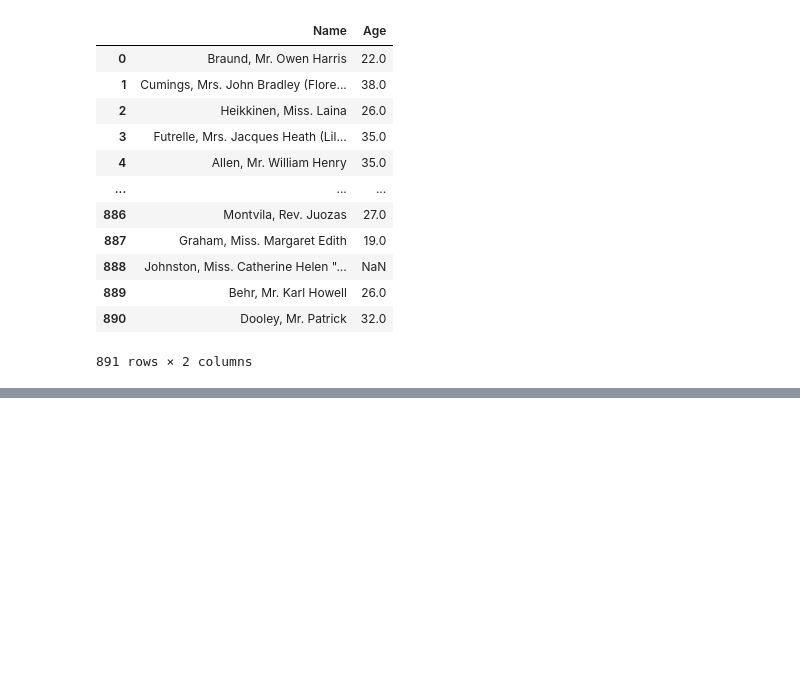
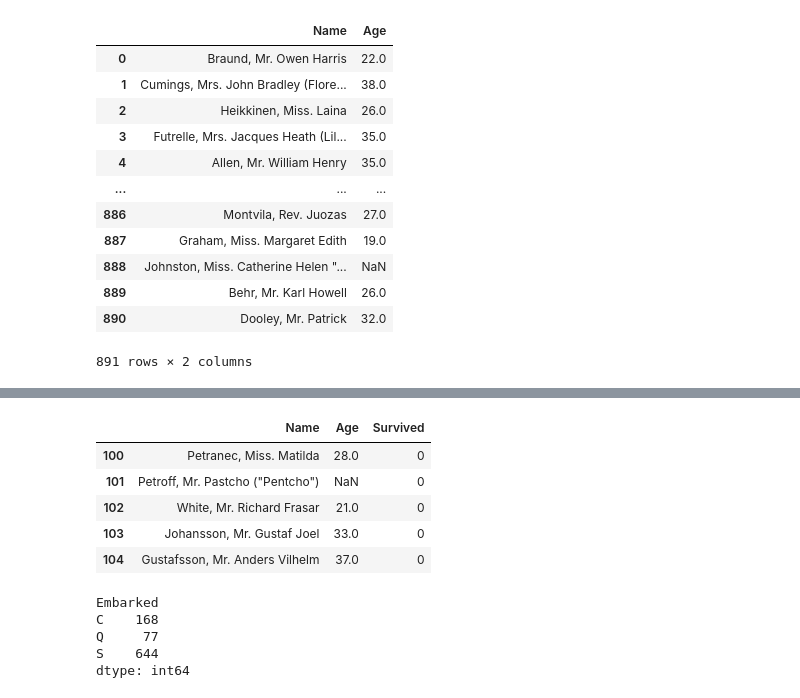
Before and after one commit to Murtiza007/Pandas, a Jupyter notebook: PandasBasics.ipynb, the cells around one changed output, grey strips where cells are left out. Saved outputs shown, nothing was run; the diff lists cells and outputs as text; code cells hidden in the pictures; blank space fills up the shorter version.

```diff
--- a/PandasBasics.ipynb
+++ b/PandasBasics.ipynb
@@ -181,0 +213,10 @@ data3
+# %%
+# see all data
+pd.set_option('display.max_rows',None)
+
+#access
+data.iloc[100:105]
+data[["PassengerId","Name","Age"]]
+data2=data.loc[100:105,["PassengerId","Name","Age"]]
+
+data.head()
@@ -181,0 +250,17 @@ data3
+# %%
+import pandas as pd
+
+data=pd.read_csv('datasets//titanic.csv')
+
+# data
+# pd.set_option('display.max_rows',None)
+# pd.set_option('display.max_Columns',None)
+
+data.head()
+data.tail()
+data.columns
+data.shape
+#data.info()
+data.dtypes
+data.describe()
+data.head()
@@ -181,0 +274,18 @@ data3
+# %%
+##data["Age"].value_counts()
+
+#accessing
+data.iloc[100:105]
+data[["Name","Age","Survived"]]
+data.loc[100:105,["Name","Age","Survived"]]
+
+
+DATA2=data[["Name","Age","Survived"]]
+DATA2.iloc[100:105]
+# %% [output]
+|  | Name | Age | Survived |
+| 100 | Petranec, Miss. Matilda | 28.0 | 0 |
+| 101 | Petroff, Mr. Pastcho ("Pentcho") | NaN | 0 |
+| 102 | White, Mr. Richard Frasar | 21.0 | 0 |
+| 103 | Johansson, Mr. Gustaf Joel | 33.0 | 0 |
+| 104 | Gustafsson, Mr. Anders Vilhelm | 37.0 | 0 |
@@ -181,0 +307,15 @@ data3
+# %%
+#filtering
+data["Pclass"]==1
+
+#sorting
+data.sort_values(by="Age",ascending=False)
+
+data6=data.groupby(["Embarked"])
+data6.size()
+# %% [output]
+Embarked
+C    168
+Q     77
+S    644
+dtype: int64
```
Also changed, not shown: parts of 9 cells of this notebook, 3 other files.
